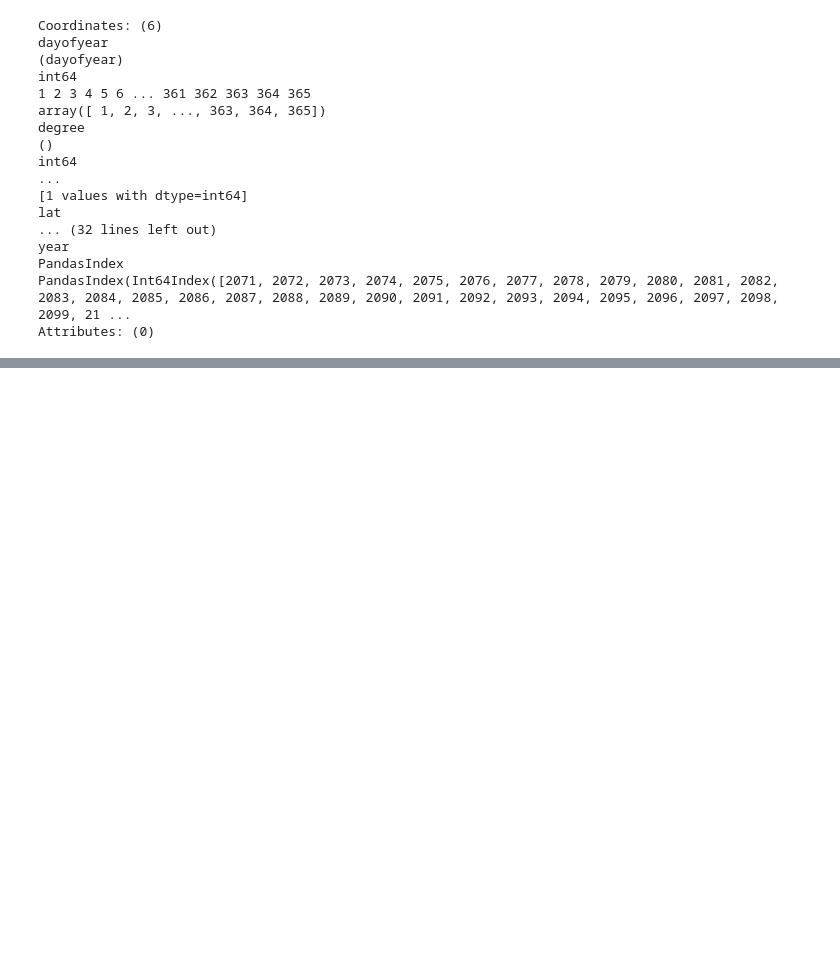
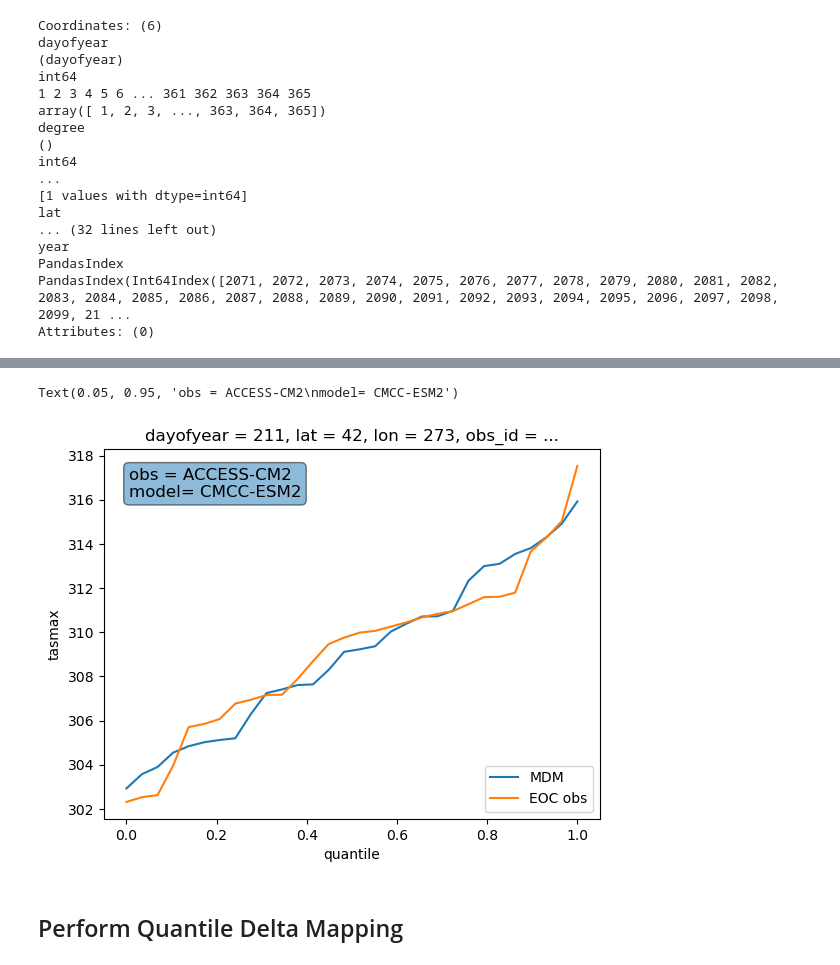
Before and after one commit to hrhampapura/moment_delta_mapping, a Jupyter notebook: lens_analysis/notebooks/CMIP6-MDM.ipynb, the cells around one changed output, grey strips where cells are left out. Cells and saved outputs as stored; diff of their text form; code cells hidden in the pictures; blank space fills up the shorter version.

```diff
--- a/lens_analysis/notebooks/CMIP6-MDM.ipynb
+++ b/lens_analysis/notebooks/CMIP6-MDM.ipynb
@@ -201,11 +206,24 @@ model_list
 # %%
 ############ Select some ensemble as obs and another as model ######
+# pi_obs  = ds_pi.sel(member = obs_list)
+# eoc_obs = ds_eoc.sel(member= obs_list)
+# #
+# pi_model_det  = ds_pi_det.sel(member = model_list)
+# eoc_model_det = ds_eoc_det.sel(member = model_list)
 #
-pi_obs  = ds_pi.sel(member = obs_list)
-eoc_obs = ds_eoc.sel(member= obs_list)
+pi_model  = ds_pi.rename({'source_id':'model_id'})
+eoc_model = ds_eoc.rename({'source_id':'model_id'})
+pi_model['model_id']  = pi_model['model_id'].astype(str)
+eoc_model['model_id'] = eoc_model['model_id'].astype(str)
+#####
+pi_obs    =  ds_pi.rename({'source_id':'obs_id'})
+eoc_obs   =  ds_eoc.rename({'source_id':'obs_id'})
+pi_obs['obs_id']  = pi_obs['obs_id'].astype(str)
+eoc_obs['obs_id'] = eoc_obs['obs_id'].astype(str)
 #
-pi_model_det  = ds_pi_det.sel(member = model_list)
-eoc_model_det = ds_eoc_det.sel(member = model_list)
+pi_model_det  = ds_pi_det.rename({'source_id':'model_id'})
+eoc_model_det = ds_eoc_det.rename({'source_id':'model_id'})
+pi_model_det['model_id']  = pi_model_det['model_id'].astype(str)
+eoc_model_det['model_id'] = eoc_model_det['model_id'].astype(str)
 #
-pi_model  = tdpi.sel(member = model_list)
-eoc_model = tdeoc.sel(member = model_list)
+pi_obs
@@ -262,0 +294,6 @@ plt.xlim(0,1.0)
+# %%
+qpi_model  = compute_quantiles(pi_model)
+qeoc_model = compute_quantiles(eoc_model)
+#
+qpi_obs  = compute_quantiles(pi_obs)
+qeoc_obs = compute_quantiles(eoc_obs)
@@ -262,0 +340,12 @@ plt.xlim(0,1.0)
+# %%
+%%time
+obs   = 'ACCESS-CM2'
+model = 'CMCC-ESM2'
+text_str = f'obs = {obs}\nmodel= {model}'  # Construct the text string with line breaks
+qpi_mdm = xr.open_zarr(cvals+'cmip6_qpi_mdm_324examples.zarr').tmax
+qpi_mdm.sel(lat=chic_lat,lon=chic_lon,dayofyear=doy,method='nearest').sel(model_id = 'ACCESS-CM2',obs_id ='ACCESS-CM2').plot(label='MDM')
+qeoc_obs.sel(lat=chic_lat,lon=chic_lon,dayofyear=doy,method='nearest').sel(obs_id = 'ACCESS-CM2').plot(label='EOC obs')
+plt.legend(loc='lower right')
+plt.text(0.05, 0.95, text_str, transform=plt.gca().transAxes, fontsize=12, \
+         verticalalignment='top', bbox=dict(boxstyle="round", alpha=0.5))
+# %% [output]
@@ -262,0 +354,4 @@ plt.xlim(0,1.0)
+Text(0.05, 0.95, 'obs = ACCESS-CM2\nmodel= CMCC-ESM2')
+[figure, added]
+# %% [markdown]
+## Perform Quantile Delta Mapping
```
Also changed, not shown: parts of 60 cells of this notebook, 2 other files.
